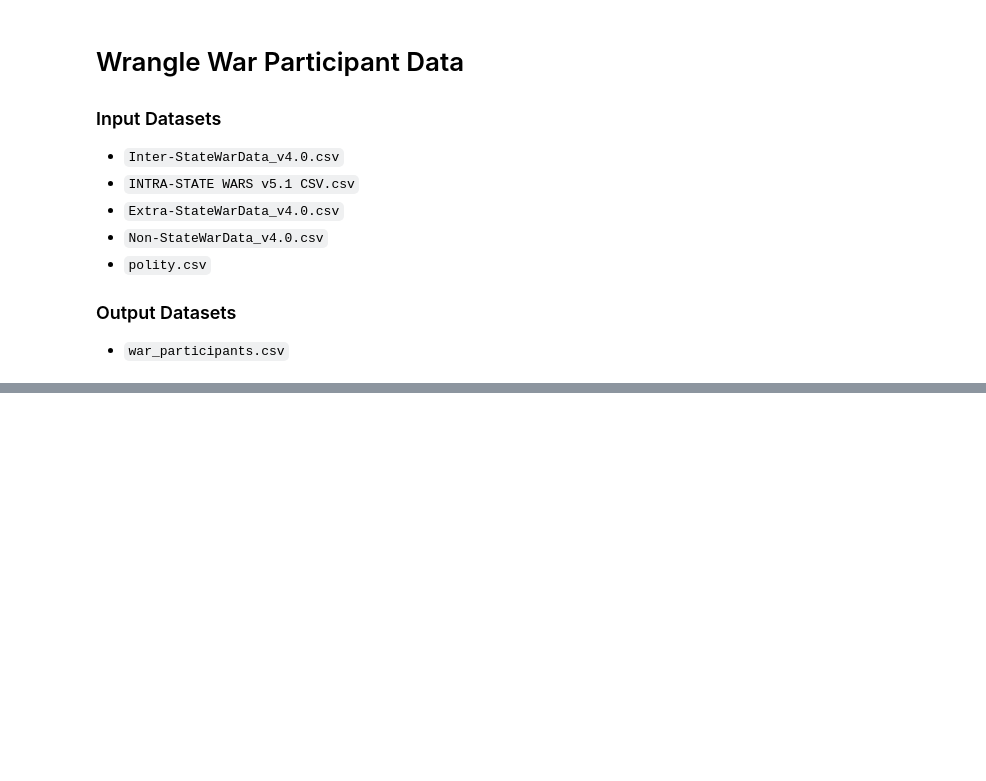
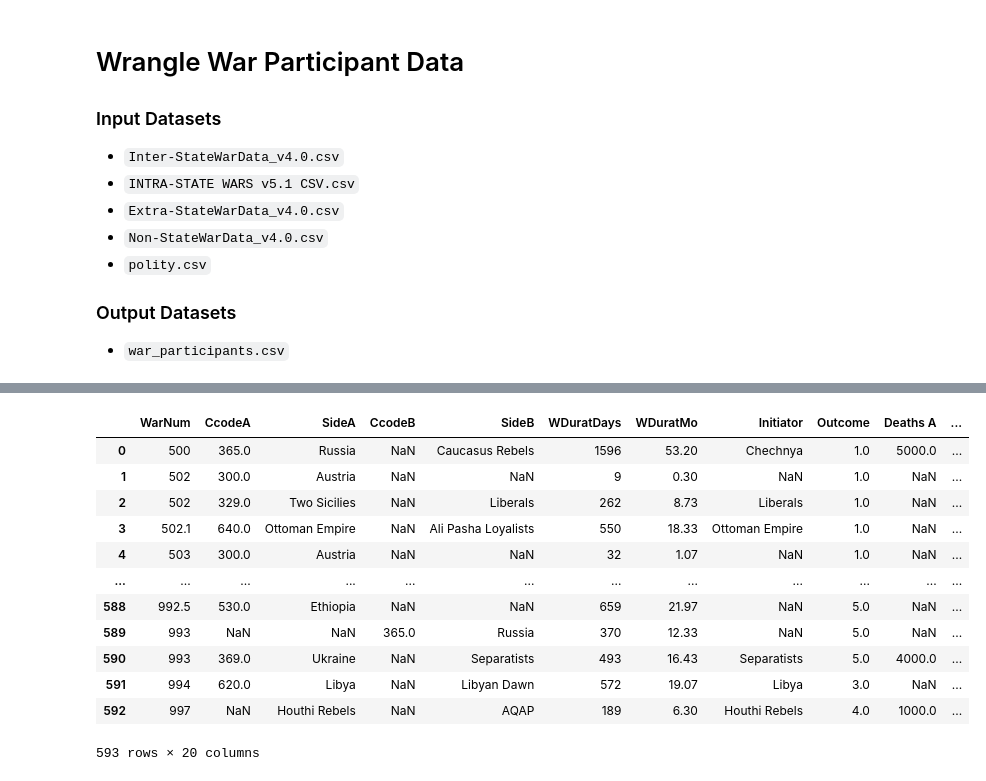
Before and after one commit to jenna-jordan/correlates-of-war, a Jupyter notebook: wrangling_code/war_participants.ipynb, the cells around one changed output, grey strips where cells are left out. Drawn from its saved outputs; the diff is of its cells as text; code cells hidden in the pictures; blank space fills up the shorter version.

```diff
--- a/wrangling_code/war_participants.ipynb
+++ b/wrangling_code/war_participants.ipynb
@@ -27,0 +118,29 @@ dfPolities = pd.read_csv(processed_data_path+"polity.csv", encoding='utf-8')
+# %%
+def process_dates(df, start_year, start_month, start_day, end_year, end_month, end_day):
+    """
+    For a given dataframe, with the column names provided for the start/end year/month/day,
+    create columns for the date precision and the actual date
+    """
+    df["start_date_prec"] = "day"
+    df["start_date_prec"] = df["start_date_prec"]\
+        .where(df[start_day].notna(), "month")\
+        .where(df[start_month].notna(), "year")
+
+    df["end_date_prec"] = "day"
+    df["end_date_prec"] = df["end_date_prec"]\
+        .where(df[end_day].notna(), "month")\
+        .where(df[end_month].notna(), "year")
+
+    df[start_day] = df[start_day].fillna(1).astype(int)
+    df[start_month] = df[start_month].fillna(1).astype(int)
+    df[start_year] = df[start_year].fillna(1).astype(int)
+
+    df[end_day] = df[end_day].fillna(1).astype(int)
+    df[end_month] = df[end_month].fillna(1).astype(int)
+    df[end_year] = df[end_year].fillna(1).astype(int)
+
+    df["start_date"] = pd.to_datetime(df[[start_year, start_month, start_day]].rename(columns={start_year:"year", start_month:"month", start_day:"day"}), errors="coerce")
+    df["end_date"] = pd.to_datetime(df[[end_year, end_month, end_day]].rename(columns={end_year:"year", end_month:"month", end_day:"day"}), errors="coerce")
+
+    df = df.drop(columns = [start_year, start_month, start_day, end_year, end_month, end_day])
+    return df
@@ -27,0 +281,20 @@ dfPolities = pd.read_csv(processed_data_path+"polity.csv", encoding='utf-8')
+# %%
+dfIntraStateWar_dates1 = dfIntraStateWar[['WarNum', 'CcodeA', 'SideA', 'CcodeB', 'SideB', 'StartMo1', 'StartDy1', 'StartYr1', 'EndMo1', 'EndDy1', 'EndYr1', 'WDuratDays', 'WDuratMo', 'Initiator', 'Outcome', 'Deaths A', 'Deaths B', 'TotalBDeaths', 'SideAPeakTotForces', 'SideAPeak TheatForces', 'SideBPeakTotForces', 'SideBPeakTheatForces']]\
+.drop_duplicates().dropna(subset=["StartYr1"])
+dfIntraStateWar_dates1_proc = process_dates(dfIntraStateWar_dates1, "StartYr1", "StartMo1", "StartDy1", "EndYr1", "EndMo1", "EndDy1")
+# %%
+dfIntraStateWar_dates1_proc
+# %% [output]
+|  | WarNum | CcodeA | SideA | CcodeB | SideB | WDuratDays | WDuratMo | Initiator | Outcome | Deaths A | ... |
+| 0 | 500 | 365.0 | Russia | NaN | Caucasus Rebels | 1596 | 53.20 | Chechnya | 1.0 | 5000.0 | ... |
+| 1 | 502 | 300.0 | Austria | NaN | NaN | 9 | 0.30 | NaN | 1.0 | NaN | ... |
+| 2 | 502 | 329.0 | Two Sicilies | NaN | Liberals | 262 | 8.73 | Liberals | 1.0 | NaN | ... |
+| 3 | 502.1 | 640.0 | Ottoman Empire | NaN | Ali Pasha Loyalists | 550 | 18.33 | Ottoman Empire | 1.0 | NaN | ... |
+| 4 | 503 | 300.0 | Austria | NaN | NaN | 32 | 1.07 | NaN | 1.0 | NaN | ... |
+| ... | ... | ... | ... | ... | ... | ... | ... | ... | ... | ... | ... |
+| 588 | 992.5 | 530.0 | Ethiopia | NaN | NaN | 659 | 21.97 | NaN | 5.0 | NaN | ... |
+| 589 | 993 | NaN | NaN | 365.0 | Russia | 370 | 12.33 | NaN | 5.0 | NaN | ... |
+| 590 | 993 | 369.0 | Ukraine | NaN | Separatists | 493 | 16.43 | Separatists | 5.0 | 4000.0 | ... |
+| 591 | 994 | 620.0 | Libya | NaN | Libyan Dawn | 572 | 19.07 | Libya | 3.0 | NaN | ... |
+| 592 | 997 | NaN | Houthi Rebels | NaN | AQAP | 189 | 6.30 | Houthi Rebels | 4.0 | 1000.0 | ... |
+593 rows × 20 columns
```
Also changed, not shown: parts of 32 cells of this notebook, 3 other files.
